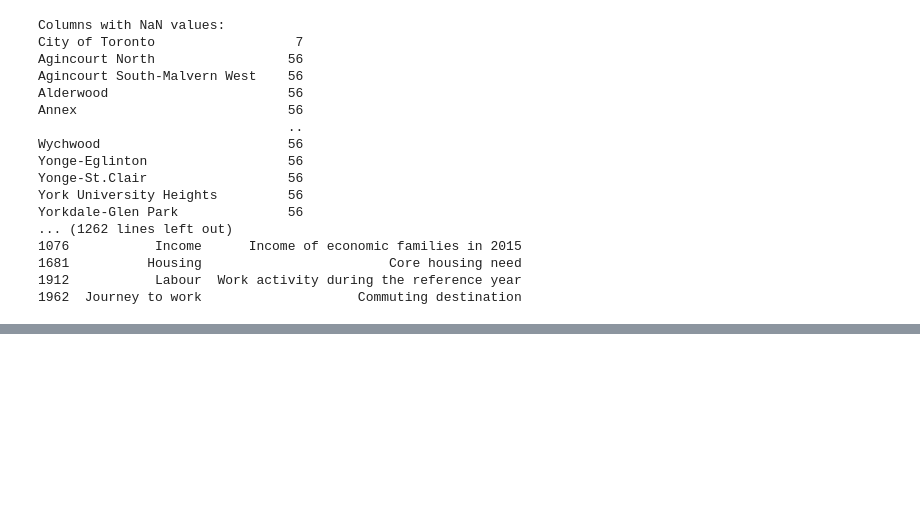
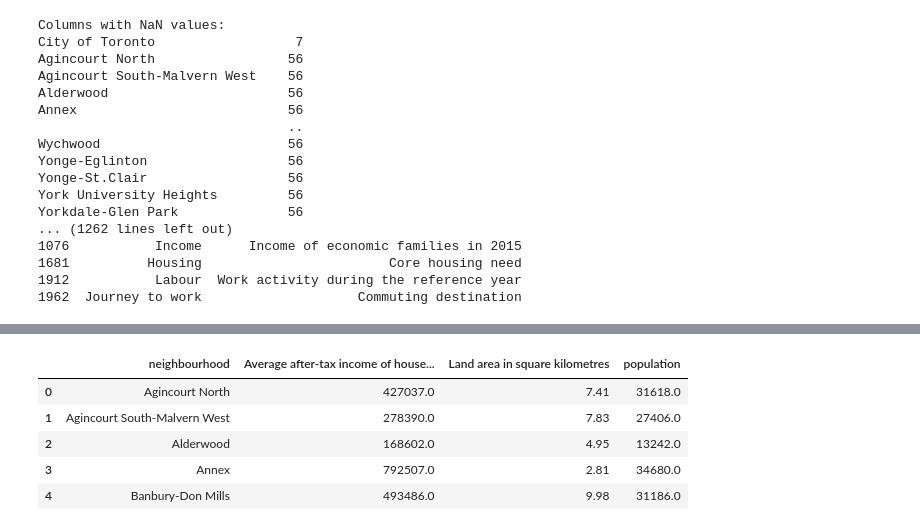
Before and after one commit to mengxi-ream/toronto-lens, a Jupyter notebook: prepare/preprocessing.ipynb, the cells around one changed output, grey strips where cells are left out. Cells and saved outputs as stored; diff of their text form; code cells hidden in the pictures; blank space fills up the shorter version.

```diff
--- a/prepare/preprocessing.ipynb
+++ b/prepare/preprocessing.ipynb
@@ -264,0 +329,22 @@ Yorkdale-Glen Park              56
+# %%
+neighbourhoods = filtered_profile_df.columns[5:]
+base_cols = ['_id', 'Category', 'Topic', 'Data Source', 'Characteristic']
+
+def revert_table_direction(df):
+    melted_df = pd.melt(
+        df,
+        id_vars=base_cols,
+        value_vars=neighbourhoods,
+        var_name='neighbourhood',
+        value_name='value'
+    )
+
+    pivoted_df = melted_df.pivot(
+        index=['neighbourhood'],
+        columns='Characteristic',
+        values='value'
+    ).reset_index()
+
+    pivoted_df.columns.name = None
+
+    return pivoted_df
@@ -264,0 +365,20 @@ Yorkdale-Glen Park              56
+# %%
+metrics_df = filtered_profile_df[filtered_profile_df['Topic'].isin(['Income of households in 2015', 'Population and dwellings'])]
+metrics_df = revert_table_direction(metrics_df)
+
+population_df = crime_df_long[['neighbourhood', 'population']].drop_duplicates()
+
+# merge metrics_df and crime_df_long left join
+metrics_df = pd.merge(metrics_df, population_df, on='neighbourhood', how='left')
+
+# export metrics_df to csv
+metrics_df.to_csv('../static/data/processed/neighbourhood-metrics-2016.csv', index=False)
+
+metrics_df.head()
+# %% [output]
+|  | neighbourhood | Average after-tax income of house... | Land area in square kilometres | population |
+| 0 | Agincourt North | 427037.0 | 7.41 | 31618.0 |
+| 1 | Agincourt South-Malvern West | 278390.0 | 7.83 | 27406.0 |
+| 2 | Alderwood | 168602.0 | 4.95 | 13242.0 |
+| 3 | Annex | 792507.0 | 2.81 | 34680.0 |
+| 4 | Banbury-Don Mills | 493486.0 | 9.98 | 31186.0 |
```
Also changed, not shown: parts of 11 cells of this notebook, 4 other files.
